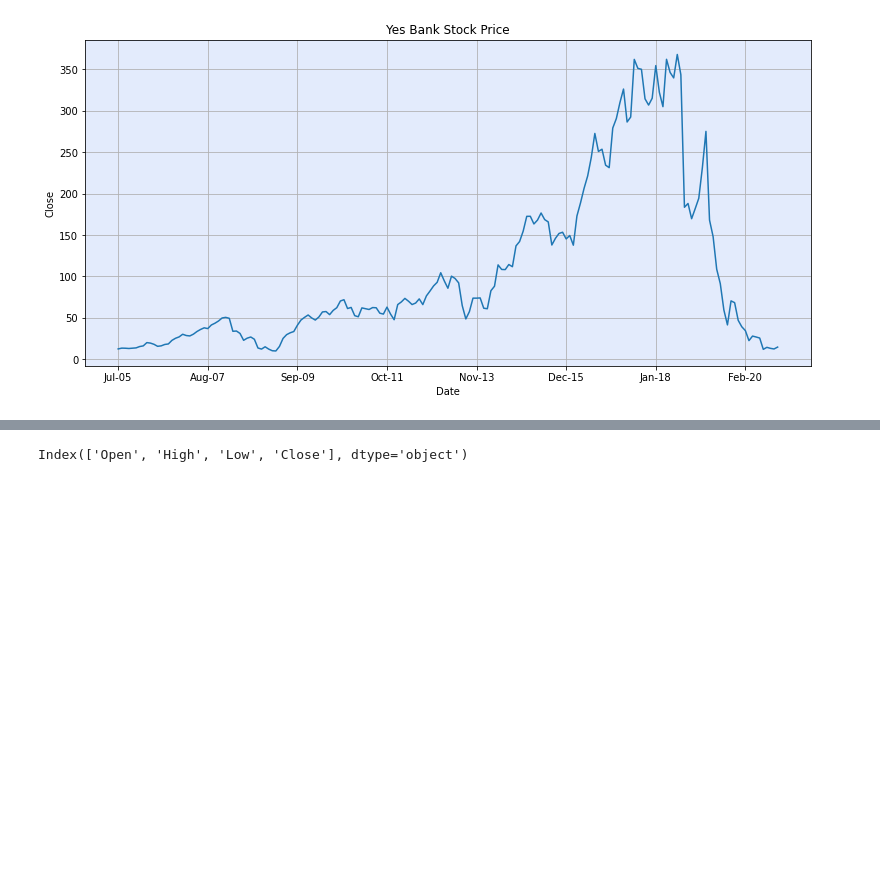
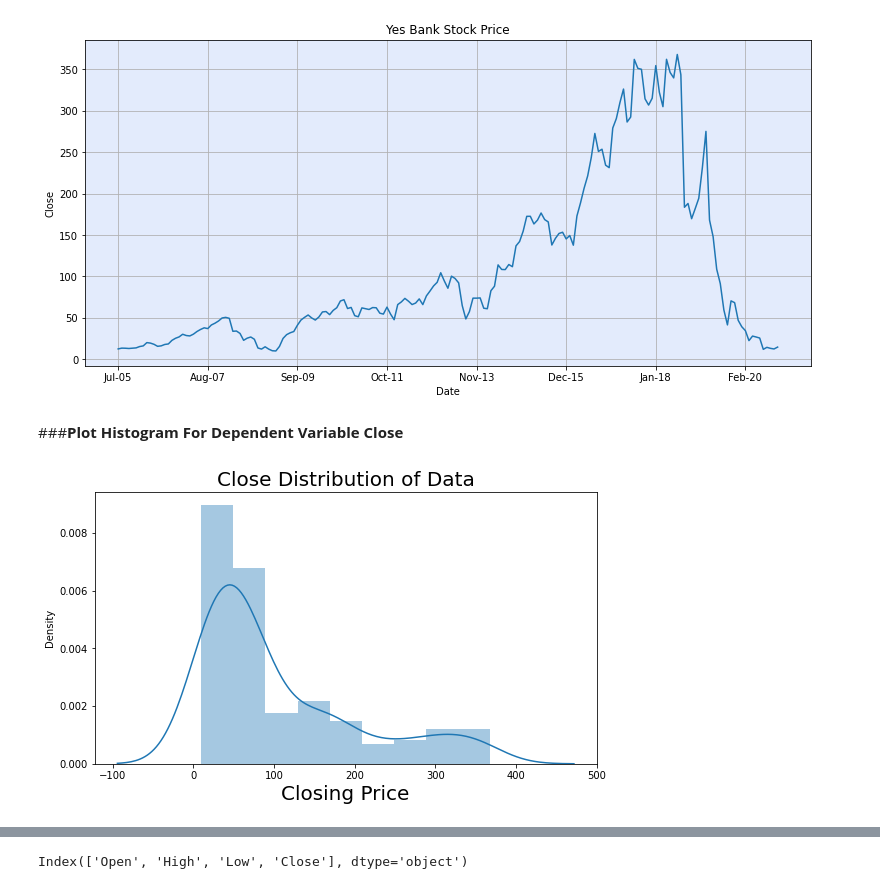
Before and after one commit to Developer-AD/Yes_Bank_Price_Prediction, a Jupyter notebook: Yes_Bank_Price_Prediction.ipynb, the cells around one changed output, grey strips where cells are left out. Cells and saved outputs as stored; diff of their text form; code cells hidden in the pictures; blank space fills up the shorter version.

```diff
--- a/Yes_Bank_Price_Prediction.ipynb
+++ b/Yes_Bank_Price_Prediction.ipynb
@@ -116,3 +173,14 @@ plt.grid()
 plt.show()
 # %% [output]
 [figure]
+# %% [markdown]
+###<b>Plot Histogram For Dependent Variable Close</b>
+# %%
+# Dependent variable 'Closing price'
+plt.figure(figsize=(9, 5))
+sns.distplot(yes_bank['Close'])
+plt.title('Close Distribution of Data', fontsize = 20)
+plt.xlabel('Closing Price', fontsize = 20)
+plt.show()
+# %% [output]
+[figure, added]
```
Also changed, not shown: parts of 141 cells of this notebook.
